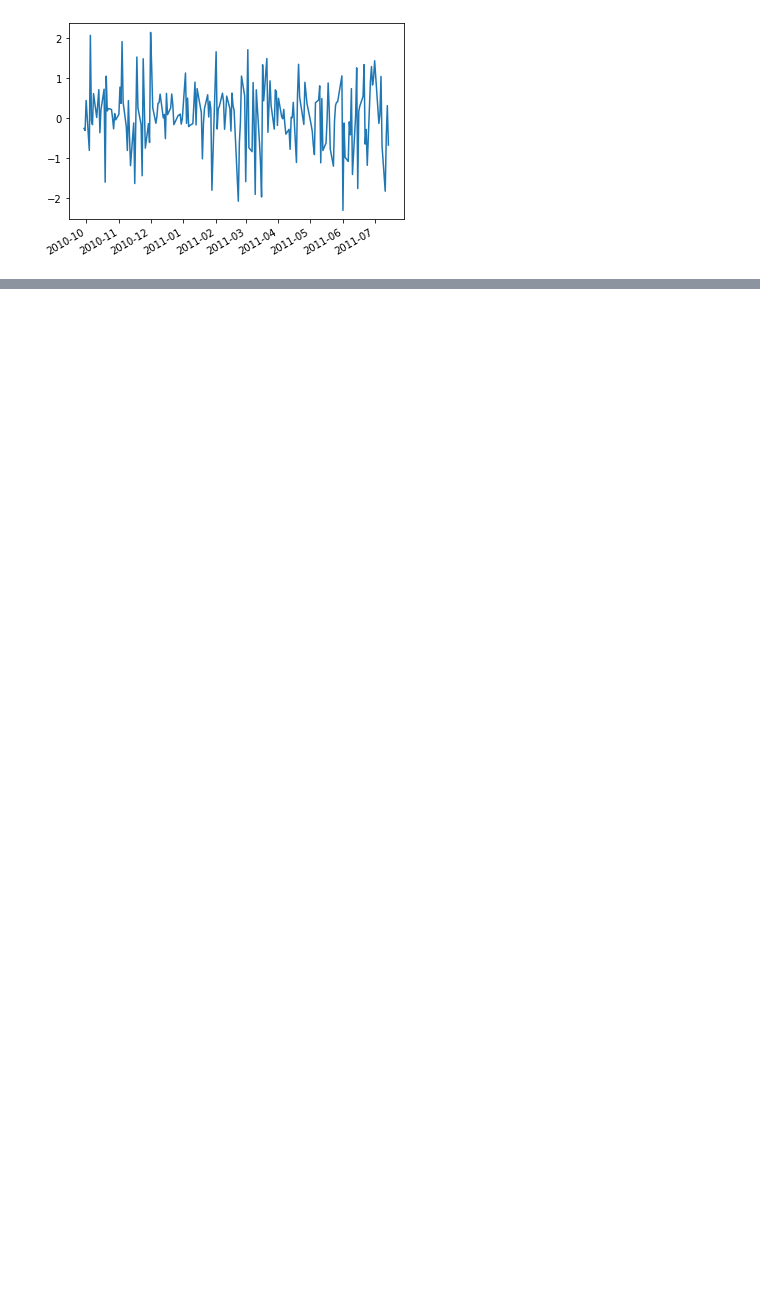
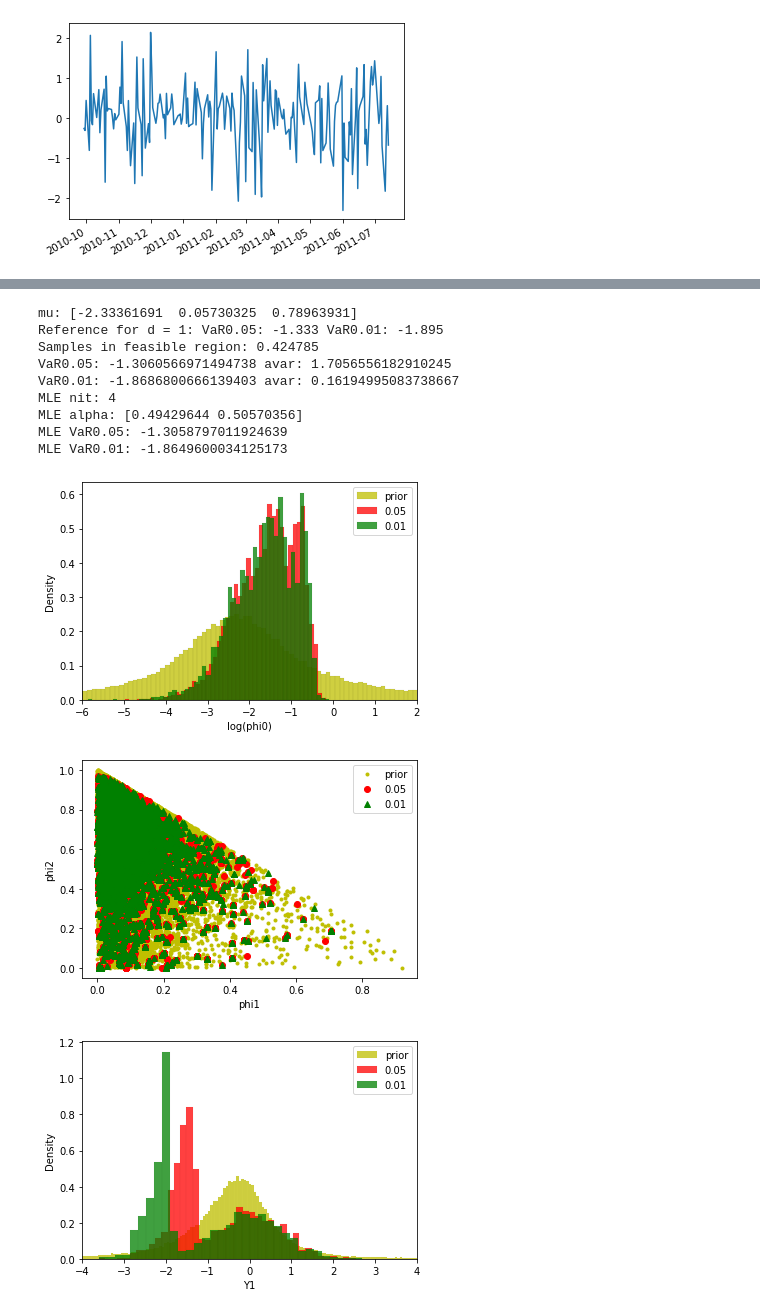
Before and after one commit to IanFla/Two-Stage, a Jupyter notebook: Two-Stage-eg3-pilot.ipynb, the cells around one changed output, grey strips where cells are left out. Cells and saved outputs as stored; diff of their text form; code cells hidden in the pictures; blank space fills up the shorter version.

```diff
--- a/Two-Stage-eg3-pilot.ipynb
+++ b/Two-Stage-eg3-pilot.ipynb
@@ -208,0 +211,50 @@ MLE VaR0.01: -2.797893611869982
+# %%
+d=1
+n=100000
+K=10000
+mu,Sigma=MLE()
+print('mu:',mu)
+np.random.seed(3033079628)
+print('Reference for d = '+str(d)+':','VaR0.05:',truth[0,0],'VaR0.01:',truth[0,1])
+pars,Yd,ind1,ind2,good=pilot(n,K)
+pars1=pars[ind1]
+pars2=pars[ind2]
+Yd1=Yd[ind1]
+Yd2=Yd[ind2]
+
+sb.histplot(pars[good,0],color='y',label='prior',stat='density')
+sb.histplot(pars1[:,0],color='r',label=0.05,stat='density')
+sb.histplot(pars2[:,0],color='g',label=0.01,stat='density')
+plt.xlabel('log(phi0)')
+plt.xlim([-6,2])
+plt.legend()
+plt.show()
+
+plt.plot(pars[good,1],pars[good,2],'.y',label='prior')
+plt.plot(pars1[:,1],pars1[:,2],'or',label=0.05)
+plt.plot(pars2[:,1],pars2[:,2],'^g',label=0.01)
+plt.xlabel('phi1')
+plt.ylabel('phi2')
+plt.legend()
+plt.show()
+
+sb.histplot(Yd[good,0],color='y',label='prior',stat='density')
+sb.histplot(Yd1[:,0],color='r',label=0.05,stat='density')
+sb.histplot(Yd2[:,0],color='g',label=0.01,stat='density')
+plt.xlabel('Y1')
+plt.xlim([-4,4])
+plt.legend()
+plt.show()
+# %% [output]
+mu: [-2.33361691  0.05730325  0.78963931]
+Reference for d = 1: VaR0.05: -1.333 VaR0.01: -1.895
+Samples in feasible region: 0.424785
+VaR0.05: -1.3060566971494738 avar: 1.7056556182910245
+VaR0.01: -1.8686800666139403 avar: 0.16194995083738667
+MLE nit: 4
+MLE alpha: [0.49429644 0.50570356]
+MLE VaR0.05: -1.3058797011924639
+MLE VaR0.01: -1.8649600034125173
+[figure, added]
+[figure, added]
+[figure, added]
```
Also changed, not shown: parts of 2 cells of this notebook.
